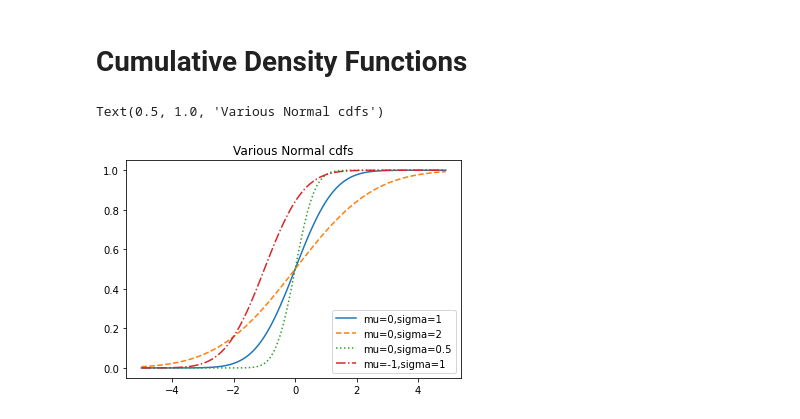
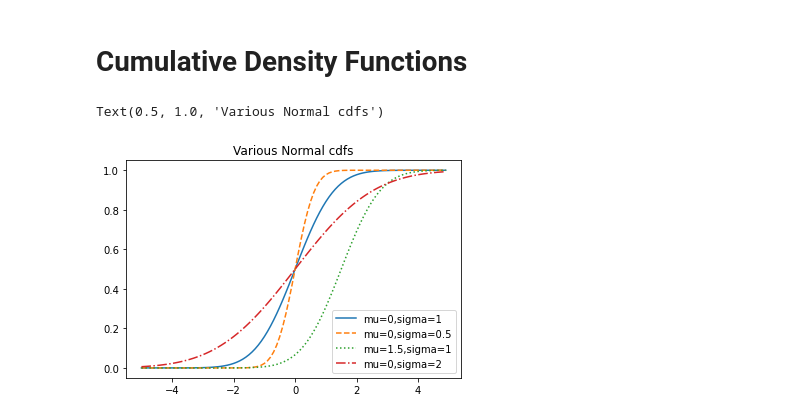
Before and after one commit to cmsc320/lecture-code, a Jupyter notebook: notebooks/lec18-distributions.ipynb, the cells around one changed output. Cells and saved outputs as stored; diff of their text form; code cells hidden in the pictures.

```diff
--- a/notebooks/lec18-distributions.ipynb
+++ b/notebooks/lec18-distributions.ipynb
@@ -84,16 +84,16 @@ def uniform_cdf(x: float) -> float:
 # %%
 import math
 
 def normal_cdf(x: float, mu: float = 0, sigma: float = 1) -> float:
     return (1 + math.erf((x - mu) / np.sqrt(2) / sigma)) / 2
 
 xs = [x / 10.0 for x in range(-50, 50)]
 plt.plot(xs,[normal_cdf(x,sigma=1) for x in xs],'-',label='mu=0,sigma=1')
-plt.plot(xs,[normal_cdf(x,sigma=2) for x in xs],'--',label='mu=0,sigma=2')
-plt.plot(xs,[normal_cdf(x,sigma=0.5) for x in xs],':',label='mu=0,sigma=0.5')
-plt.plot(xs,[normal_cdf(x,mu=-1) for x in xs],'-.',label='mu=-1,sigma=1')
+plt.plot(xs,[normal_cdf(x,sigma=0.5) for x in xs],'--',label='mu=0,sigma=0.5')
+plt.plot(xs,[normal_cdf(x,mu=1.5,sigma=1) for x in xs],':',label='mu=1.5,sigma=1')
+plt.plot(xs,[normal_cdf(x,sigma=2) for x in xs],'-.',label='mu=0,sigma=2')
 plt.legend(loc=4) # bottom right
 plt.title("Various Normal cdfs")
 # %% [output]
 Text(0.5, 1.0, 'Various Normal cdfs')
-[figure, old version]
+[figure, new version]
```
Also changed, not shown: parts of 6 cells of this notebook.
